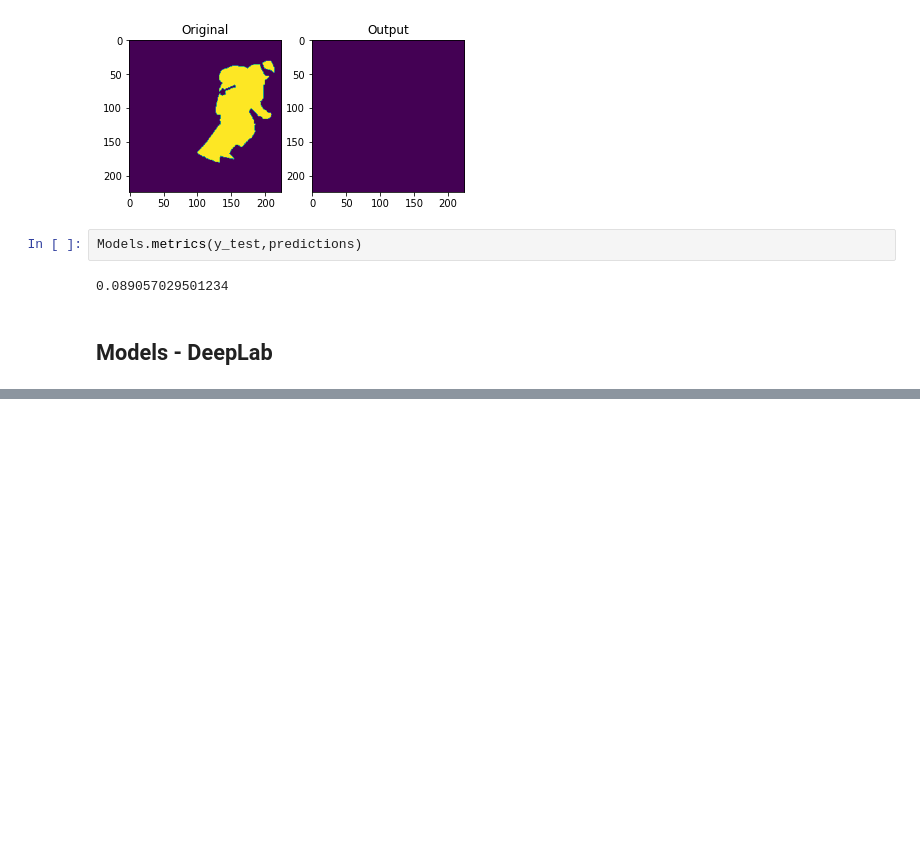
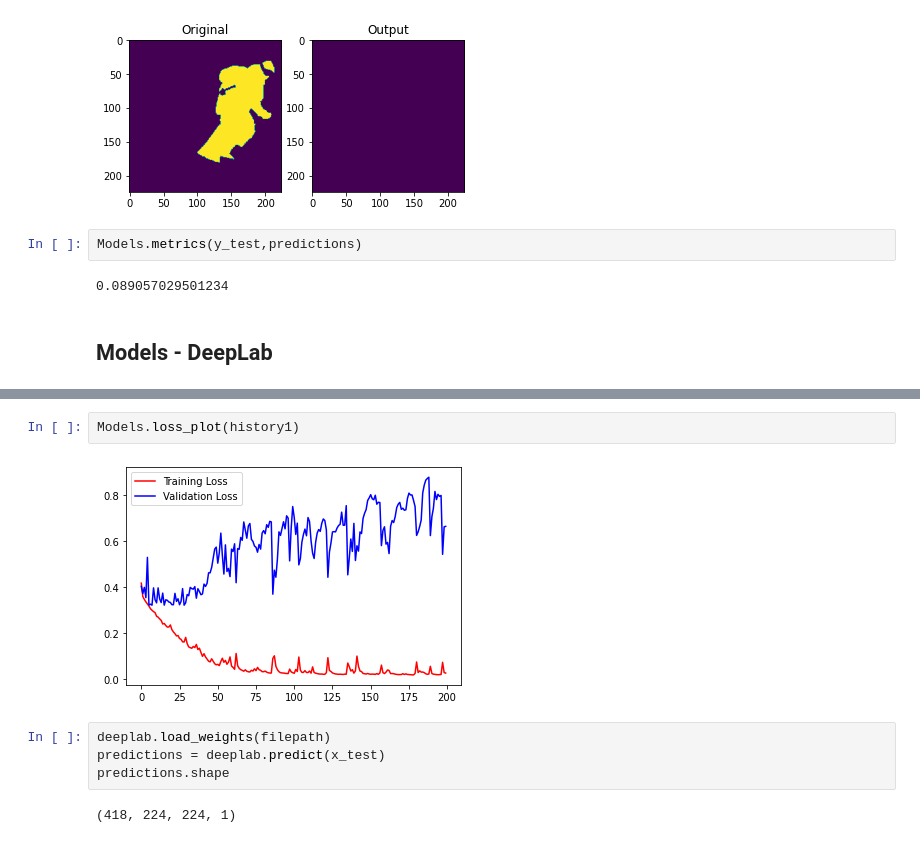
Before and after one commit to msaad1311/Image-Background-Removal, a Jupyter notebook: COCO Dataset/Code/UNet Testing.ipynb, the cells around one changed output, grey strips where cells are left out. Cells and saved outputs as stored; diff of their text form; blank space fills up the shorter version.

Commit message:
tried the deeplab network

```diff
--- a/COCO Dataset/Code/UNet Testing.ipynb
+++ b/COCO Dataset/Code/UNet Testing.ipynb
@@ -185,0 +186,10 @@ Epoch 46/200
+# %%
+Models.loss_plot(history1)
+# %% [output]
+[figure, added]
+# %%
+deeplab.load_weights(filepath)
+predictions = deeplab.predict(x_test)
+predictions.shape
+# %% [output]
+(418, 224, 224, 1)
```
Also changed, not shown: parts of 3 cells of this notebook.
